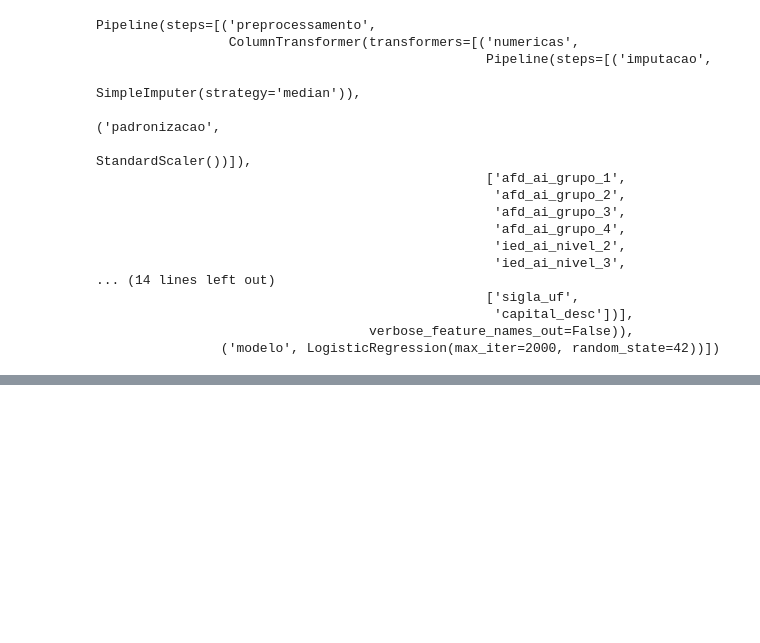
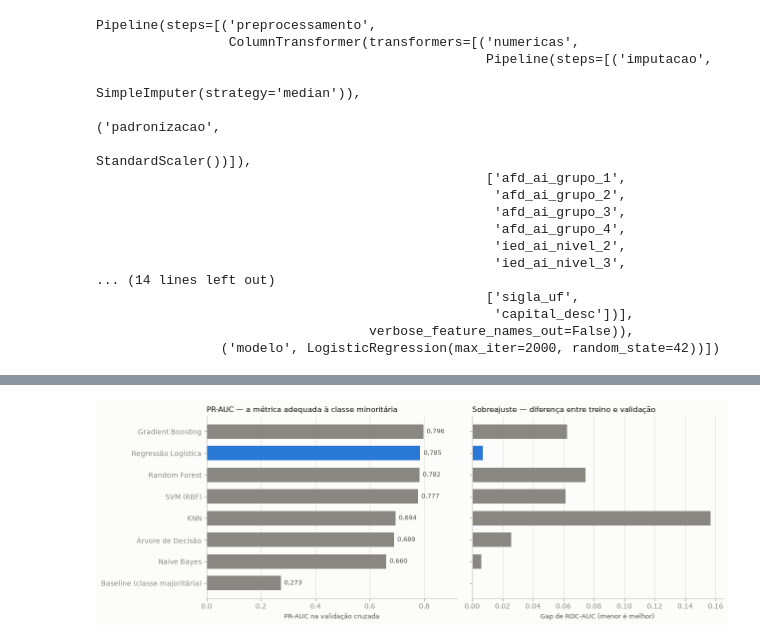
Before and after one commit to damske-h/1IAST-Fase3, a Jupyter notebook: notebooks/03_modelagem.ipynb, the cells around one changed output, grey strips where cells are left out. Cells and saved outputs as stored; diff of their text form; code cells hidden in the pictures; blank space fills up the shorter version.

```diff
--- a/notebooks/03_modelagem.ipynb
+++ b/notebooks/03_modelagem.ipynb
@@ -463,10 +238,0 @@ interpretabilidade e que alimenta a aplicação estratégica.
-# %%
-modelo_final = construir_pipeline(C=1.0)
-modelo_final.fit(X, y, modelo__sample_weight=peso)
-
-nomes = nomes_das_features(modelo_final)
-coeficientes = pd.Series(modelo_final.named_steps["modelo"].coef_[0], index=nomes)
-
-print(f"{len(nomes)} features após o pré-processamento "
-      f"({len([n for n in nomes if n.startswith('sigla_uf')])} dummies de UF)")
-print(f"Intercepto: {modelo_final.named_steps['modelo'].intercept_[0]:.4f}")
@@ -648,0 +251,10 @@ Background dataset has 21792 samples but max_samples=100. Subsampling to 100 sam
+# %%
+X_treino, X_teste, y_treino, y_teste = train_test_split(
+    X, y, test_size=0.25, stratify=y, random_state=SEMENTE)
+
+pd.DataFrame([
+    {"conjunto": "treino", "municípios": len(X_treino),
+     "em risco": int(y_treino.sum()), "% em risco": round(y_treino.mean() * 100, 1)},
+    {"conjunto": "teste (intocado até a §7)", "municípios": len(X_teste),
+     "em risco": int(y_teste.sum()), "% em risco": round(y_teste.mean() * 100, 1)},
+])
@@ -648,0 +307,27 @@ Background dataset has 21792 samples but max_samples=100. Subsampling to 100 sam
+# %%
+ordenada = comparacao.sort_values("pr_auc")
+destaque = "Regressão Logística"
+cores = [SERIE[0] if m == destaque else MUDO for m in ordenada["modelo"]]
+
+fig, eixos = plt.subplots(1, 2, figsize=(12.8, 4.6), sharey=True)
+
+eixos[0].barh(ordenada["modelo"], ordenada["pr_auc"], color=cores, height=0.66)
+eixos[0].set_title("PR-AUC — a métrica adequada à classe minoritária", loc="left")
+eixos[0].set_xlabel("PR-AUC na validação cruzada")
+eixos[0].set_xlim(0, 0.92)
+for modelo in ordenada["modelo"]:
+    valor = ordenada.loc[ordenada["modelo"] == modelo, "pr_auc"].iloc[0]
+    eixos[0].text(valor + 0.012, modelo, num(valor, 3), va="center",
+                  fontsize=9, color=TINTA_2)
+limpar(eixos[0], grade="x")
+
+eixos[1].barh(ordenada["modelo"], ordenada["gap_treino_validacao"], color=cores, height=0.66)
+eixos[1].set_title("Sobreajuste — diferença entre treino e validação", loc="left")
+eixos[1].set_xlabel("Gap de ROC-AUC (menor é melhor)")
+limpar(eixos[1], grade="x")
+
+fig.tight_layout()
+salvar(fig, "03_comparacao_modelos", IMAGENS)
+plt.show()
+# %% [output]
+[figure, added]
```
Also changed, not shown: parts of 77 cells of this notebook, 13 other files.
